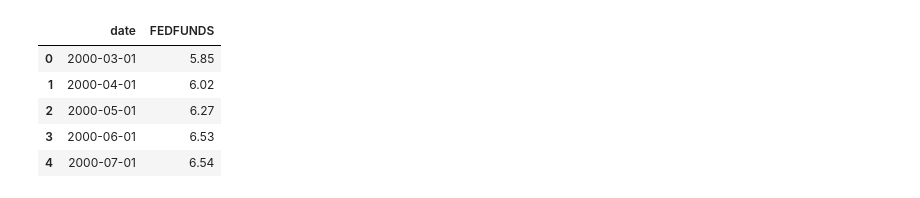
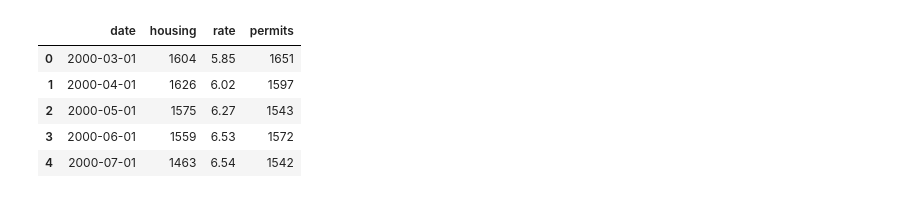
Before and after one commit to meno7286/fred-housing-interest-rates, a Jupyter notebook: iratesvshstats.ipynb, the cells around one changed output. Cells and saved outputs as stored; diff of their text form; code cells hidden in the pictures.

```diff
--- a/iratesvshstats.ipynb
+++ b/iratesvshstats.ipynb
@@ -17,0 +36,6 @@ permit = pd.read_csv("final project/PERMIT.csv")
+# %%
+fed = pd.read_csv(r"C:\Users\Ashok\Downloads\final project\FEDFUNDS.csv")
+
+hous = pd.read_csv(r"C:\Users\Ashok\Downloads\final project\HOUST (1).csv")
+
+permit = pd.read_csv(r"C:\Users\Ashok\Downloads\final project\PERMIT.csv")
@@ -41,20 +73,22 @@ print(permit.head())
 # %%
-fed = fed.rename(columns={"observation_date": "date"})
-houst = houst.rename(columns={"observation_date": "date"})
-mortgage = mortgage.rename(columns={"observation_date": "date"})
-permit = permit.rename(columns={"observation_date": "date"})
+fed = fed.rename(columns={"observation_date": "date","FEDFUNDS": "rate"})
+
+hous = hous.rename(columns={"observation_date": "date","HOUST": "housing"})
+
+permit = permit.rename(columns={"observation_date": "date","PERMIT": "permits"})
 # %%
 fed["date"] = pd.to_datetime(fed["date"])
-houst["date"] = pd.to_datetime(houst["date"])
-mortgage["date"] = pd.to_datetime(mortgage["date"])
+hous["date"] = pd.to_datetime(hous["date"])
 permit["date"] = pd.to_datetime(permit["date"])
 # %%
-fed.columns
-fed.head()
+df = pd.merge(hous, fed, on="date")
+df = pd.merge(df, permit, on="date")
+
+df.head()
 # %% [output]
-|  | date | FEDFUNDS |
-| 0 | 2000-03-01 | 5.85 |
-| 1 | 2000-04-01 | 6.02 |
-| 2 | 2000-05-01 | 6.27 |
-| 3 | 2000-06-01 | 6.53 |
-| 4 | 2000-07-01 | 6.54 |
+|  | date | housing | rate | permits |
+| 0 | 2000-03-01 | 1604 | 5.85 | 1651 |
+| 1 | 2000-04-01 | 1626 | 6.02 | 1597 |
+| 2 | 2000-05-01 | 1575 | 6.27 | 1543 |
+| 3 | 2000-06-01 | 1559 | 6.53 | 1572 |
+| 4 | 2000-07-01 | 1463 | 6.54 | 1542 |
```
Also changed, not shown: parts of 58 cells of this notebook.
